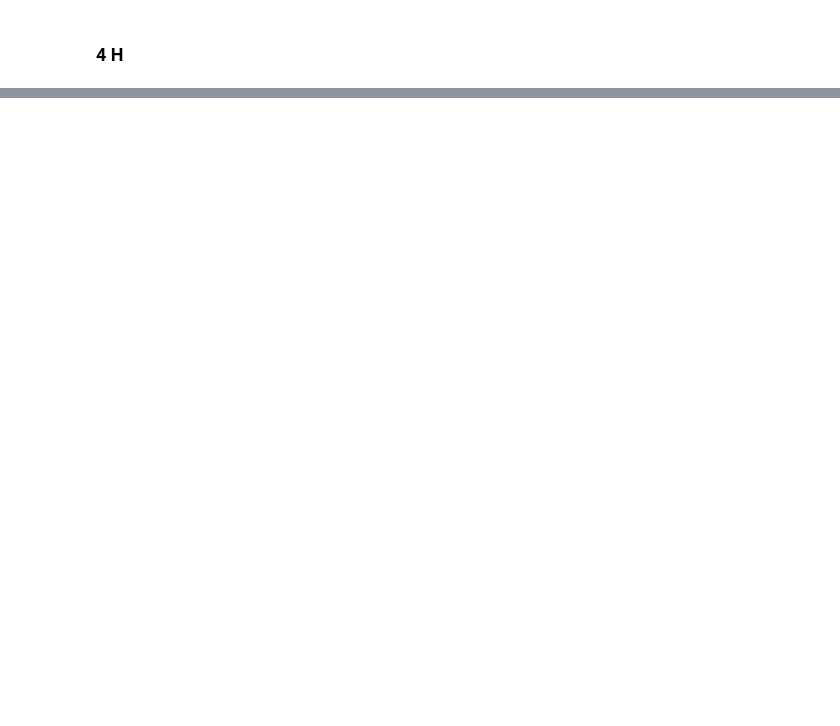
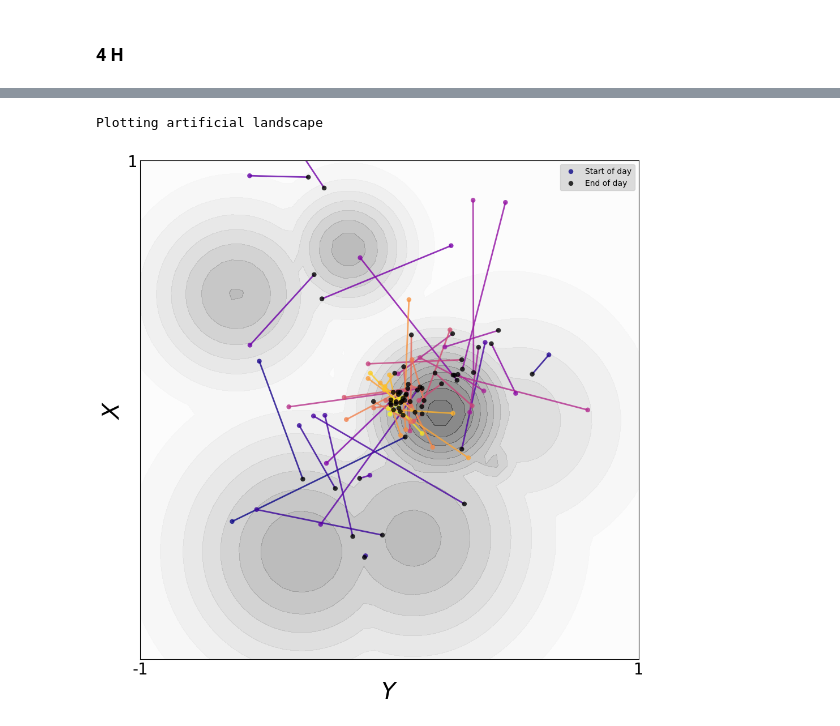
Before and after one commit to AtharvSuryawanshi/Dual_Pathway_RL_songbird, a Jupyter notebook: Figures/Figure_4.ipynb, the cells around one changed output, grey strips where cells are left out. Cells and saved outputs as stored; diff of their text form; code cells hidden in the pictures; blank space fills up the shorter version.

```diff
--- a/Figures/Figure_4.ipynb
+++ b/Figures/Figure_4.ipynb
@@ -599,0 +731,26 @@ Selected folders: [WindowsPath('C:/Users/rsankar/Desktop/DualPathwayFigures/Repo
+# %%
+plot_motor = False
+plot_cortex = False
+plot_BG = True
+# %%
+%autoreload 2
+from dual_pathway_model.plotting_functions import *
+
+# for chosen_syll in range(N_SYLL):
+# plot_scatter_traj(obj = obj_4a, syll=chosen_syll, day_i=0, day_f=60, every_nth_point=2, scatter_alpha=0.3, if_contour=False, contour_alpha=.5, heatmap=True,
+#                 plot_smooth_traj=True)  # To remove smoothened trajectory, set plot_smooth_traj=False
+
+plot_position_change(obj=obj_4a, syll=chosen_syll,
+                     day_i=0, day_f=60, alpha=0.8,
+                     if_contour=False, contour_alpha=.5, heatmap=True,
+                     plot_motor=plot_motor, plot_cortex=plot_cortex, plot_BG=plot_BG,
+                     day_change=True, night_change=False,
+                     legend=True
+                     )  # To remove smoothened trajectory, set plot_smooth_traj=False
+
+if plot_motor:  save_figure(f"4i_position_change_motor_day", save=save_figs)
+if plot_cortex:  save_figure(f"4i_position_change_cortex_day", save=save_figs)
+if plot_BG:  save_figure(f"4i_position_change_BG_day", save=save_figs)
+# %% [output]
+Plotting artificial landscape
+[figure, added]
```
Also changed, not shown: parts of 23 cells of this notebook, 2 other files.
